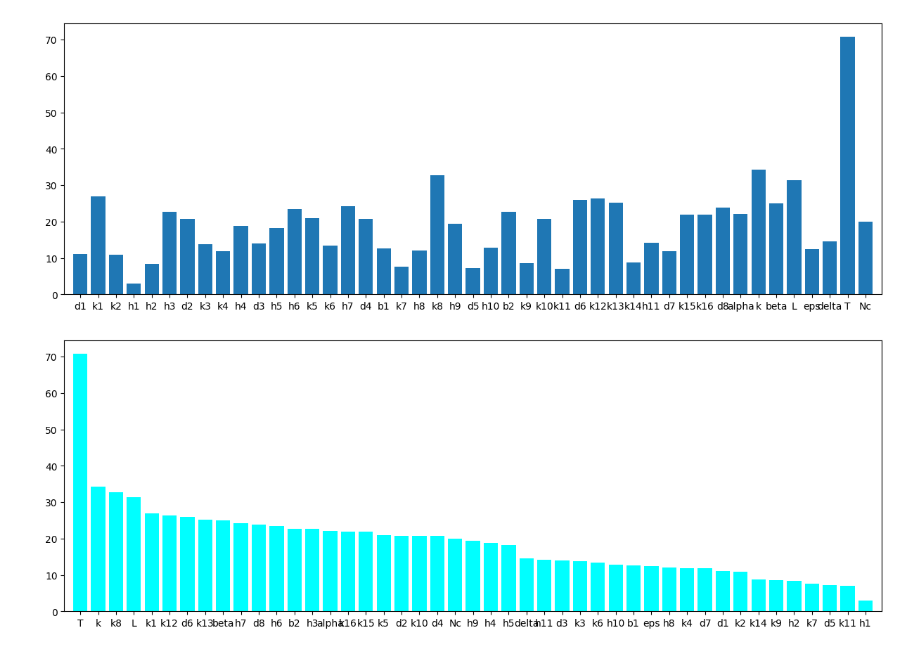
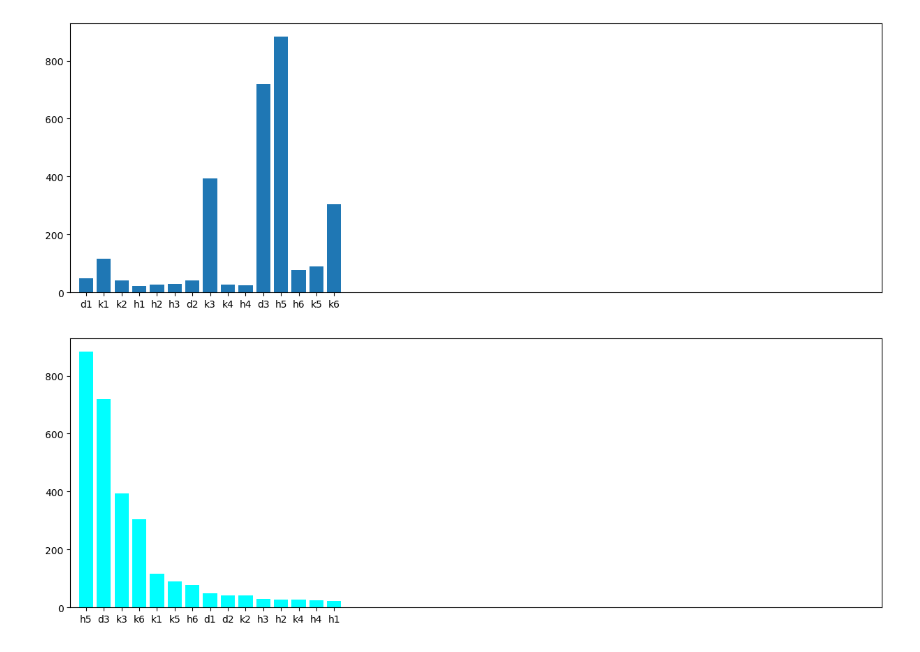
Before and after one commit to aayres22/ITIS_Analysis, a Jupyter notebook: OLS_Analysis.ipynb, the cells around one changed output. Cells and saved outputs as stored; diff of their text form; code cells hidden in the pictures.

```diff
--- a/OLS_Analysis.ipynb
+++ b/OLS_Analysis.ipynb
@@ -129,11 +81,12 @@ plt.show()
 # Define which parameters will be updated
 
 ##MOST SENSITIVE FOR ACTH + CORT
-#param_ids = [33,12,36,32,7,34,31,15,8,9]
+# param_ids = [33,12,36,32,7,34,31,15,8,9]
+param_ids = np.sort([33, 12, 36, 43, 32, 39, 16, 7, 31, 15, 8, 37, 28, 9, 14])
 ##MOST SENSITIVE FOR ACTH + CORT + TNF-A
 #param_ids = [33,12,36,32,7,34,31,15,8,9,16,14,28,26,1]
 ##MOST SENSITIVE FOR ACTH + CORT + TNF-A + 1L10
-param_ids = [12, 33, 7, 16, 36, 43, 39, 15, 32, 31, 22, 8, 9, 14, 21, 10, 1]
+# param_ids = [12, 33, 7, 16, 36, 43, 39, 15, 32, 31, 22, 8, 9, 14, 21, 10, 1]
 #D1 Selected:
 #D2 Selected: [12, 33, 16, 7, 36, 43, 32, 39, 15, 8, 31, 14, 9, 34]
 #       ['h6', 'd7', 'd4', 'k3', 'd8', 'T', 'h11', 'beta', 'h7', 'k4', 'k14', 'k6', 'h4', 'k15']
@@ -153,15 +106,18 @@ LB =  np.log(np.exp(param_log[param_ids])*0.001)
 print(UB,param_in,LB)
 
 
-param_all = param_log
+param_all = param_log.copy()
 
 
 # Now, we set up a minimization problem
 least_sq_sol = least_squares(OLS_res,param_in,args=(y_data,t_data,param_ids,output_ids,param_all,IC),
                              bounds=(LB,UB),verbose=2,xtol=1e-14,diff_step=1e-4)
-
+rel_err = (np.exp(least_sq_sol.x) - np.exp(param_log[param_ids]))/np.exp(param_log[param_ids])
+param_err = (np.exp(least_sq_sol.x) - np.exp(param_log[param_ids]))
 print("initial guess",np.exp(param_in))
 print("optimal solution",np.exp(least_sq_sol.x))
 print("true solution",np.exp(param_log[param_ids]))
+print("relative error of solution",rel_err)
+print("error in parameter space",param_err)
 print("objective function value",least_sq_sol.cost) ##This thing
 # %% [output]
@@ -222,19 +186,28 @@ plt.show()
 # %%
 ##SENSITIVITY ANALYSIS
 h = 1e-6  #amount to perturb parameters
-n_param = len(param_log)
+n_param = len(param_ids) #Just the parameters we optimize
 n_states = len(output_ids)
+
 
 Sensitivity_Mat = np.zeros((n_param, len(t_data) * n_states))  ##Initialize shape of sensitivity matrix.
 for i in range(n_param):  #calculate the relative sensitivity to each 45 parameters
 
-        param_in = param_log[i]
+        param_in = param_opt[param_ids[i]]
         param_delta = param_in + h ##    [HOW EXACTLY SHOULD I BE PERTURBING MY PARAM?]
         ##THIS THING NEXT DO THIS!!!
-        Sensitivity_Mat[i, :] = ((1 / h) * (OLS_res(param_delta, y_data, t_data, i, output_ids, param_all, IC)
-                                            - OLS_res(param_in, y_data, t_data, i, output_ids, param_all, IC)))
+        Sensitivity_Mat[i, :] = ((1 / h) * (OLS_res(param_delta, y_data, t_data, param_ids[i], output_ids, param_opt, IC)
+                                            - OLS_res(param_in, y_data, t_data, param_ids[i], output_ids, param_opt, IC)))
 
 twonorms = np.zeros(n_param)
 
+S_opt = Sensitivity_Mat.copy()
+F_opt = S_opt@S_opt.T
+print(np.linalg.cond(F_opt))
+
+plt.figure()
+plt.plot(S_opt)
+plt.show()
+
 for i in range(n_param):
         twonorms[i] = np.power(sum(np.power(Sensitivity_Mat[i, :], 2)), 1 / 2)
@@ -241,35 +217,35 @@ for i in range(n_param):
 # %%
 #PLOTTING
 paramtitles = ['d1',
                'k1', 'k2', 'h1', 'h2', 'h3', 'd2',
                'k3', 'k4', 'h4', 'd3',
                'h5', 'h6', 'k5', 'k6', 'h7', 'd4',
                'b1', 'k7', 'h8', 'k8', 'h9', 'd5', 'h10',
                'b2', 'k9', 'k10', 'k11', 'd6',
                'k12', 'k13', 'k14', 'h11', 'd7',
                'k15', 'k16', 'd8',
                'alpha', 'k', 'beta', 'L', 'eps', 'delta', 'T', 'Nc']
 
 statetitles = ["Endotoxin", "Phagocytes", "TGF-B", "TNF-a", "IL-10", "CRH", "ACTH", "Cortisol"]
 statetitles_Short = ['endo', 'phag', 'TGFB', 'TNF', 'IL10', 'CRH', 'ACTH', 'cort']
 
 fig, ax = plt.subplots(figsize = (15,5))
-ax.bar(paramtitles,twonorms)
+ax.bar(paramtitles[:len(twonorms)],twonorms)
 plt.xlim(-0.9, len(paramtitles) - 1 + 0.9)
 
 ##Plot in descending order
 data = sorted(zip(paramtitles, twonorms), key=lambda v: v[1], reverse = True)
 
 plt.figure(figsize=(15, 5))
 for (i, c) in data:  # unpack and plot each tuple in sorted order
     bars = plt.bar(i, c, align='center', color = 'cyan')
 plt.xlim(-0.9, len(paramtitles) - 1 + 0.9)
 
 #plt.savefig("WLS_FIMSelection\\Sens_WLS_32.png")
 plt.show()
 # %% [output]
-[figure, old version]
+[figure, new version]
-[figure, old version]
+[figure, new version]
 # %%
 #Selected for D1 : ['d7', 'h6', 'd8', 'T', 'beta', 'h11', 'k3', 'd4', 'h7', 'k14', 'alpha', 'k4', 'd6', 'h4', 'k6']
 #Selected for D2 : ['h6', 'd7', 'd4', 'k3', 'd8', 'T', 'h11', 'beta', 'h7', 'k4', 'k14', 'k6', 'h4', 'k15']
```
Also changed, not shown: parts of 7 cells of this notebook, 11 other files.
